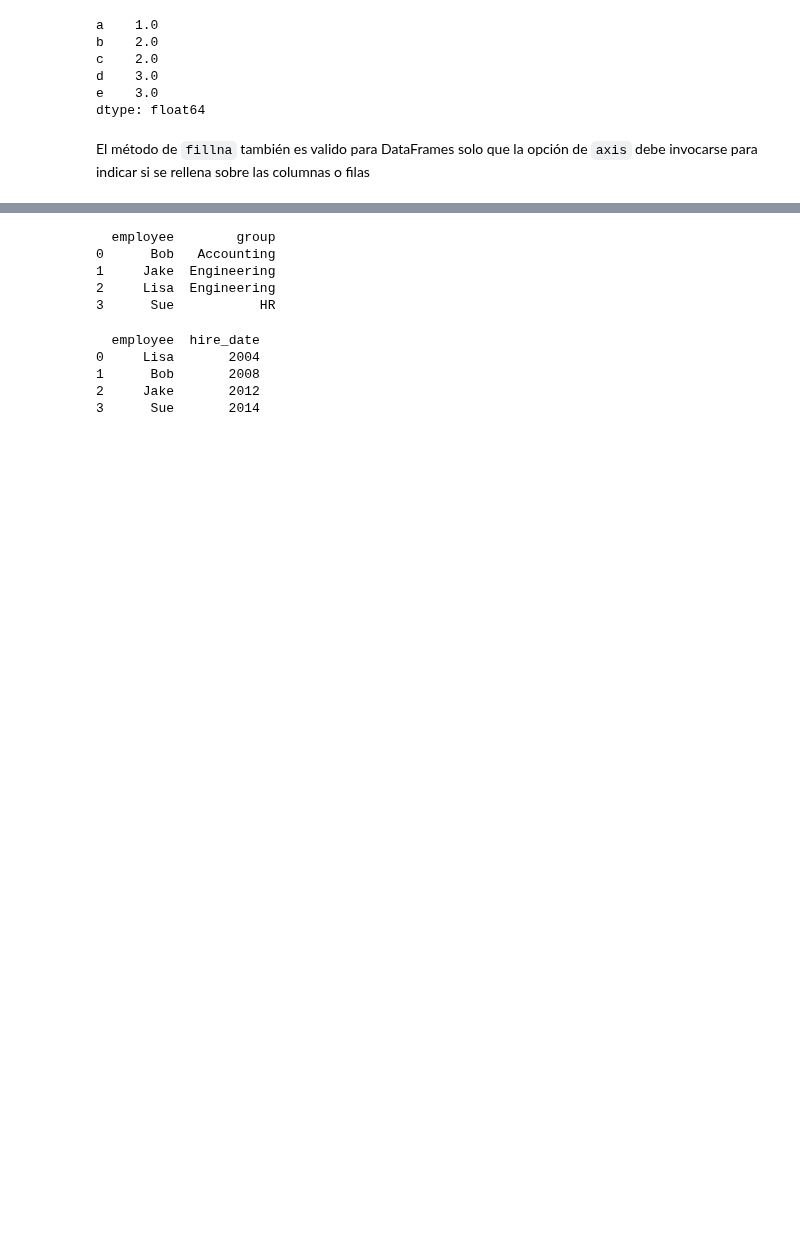
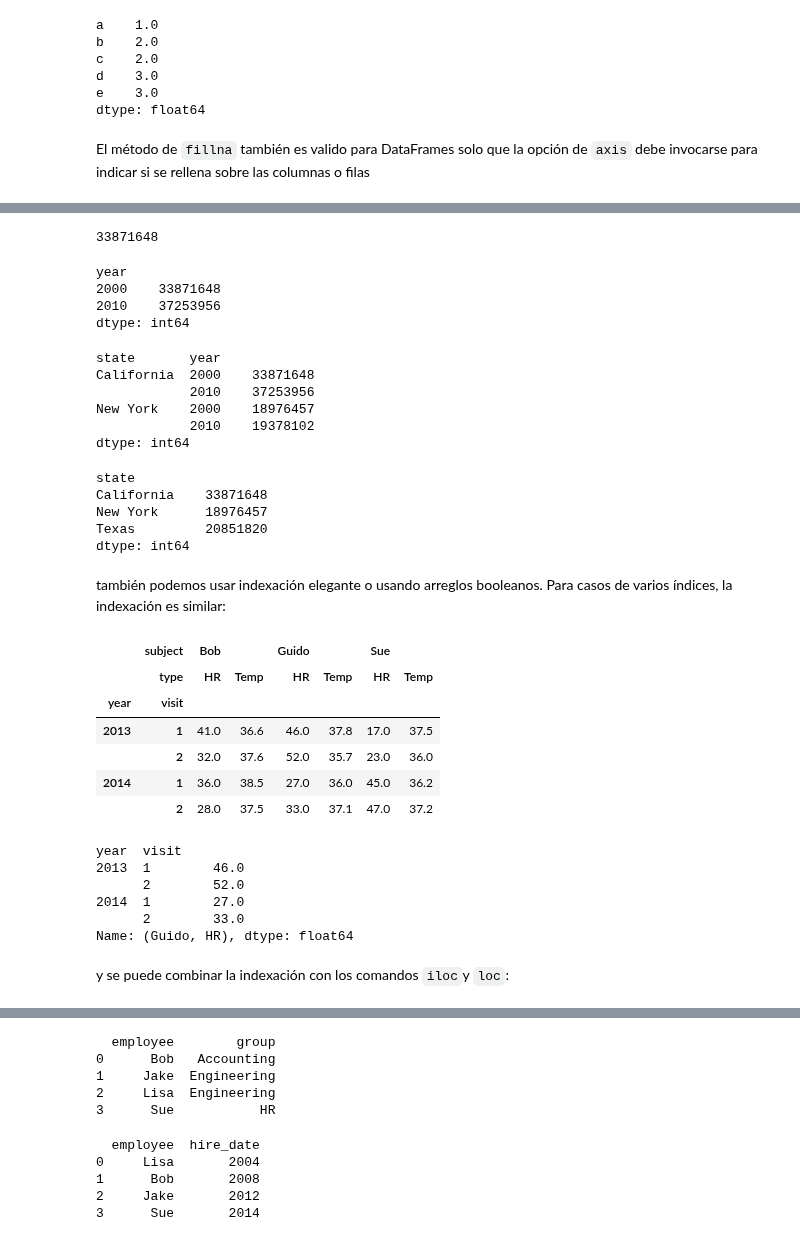
Before and after one commit to luisbarboza27/Notebooks_CA0502, a Jupyter notebook: Semana_4.ipynb, the cells around one changed output, grey strips where cells are left out. Cells and saved outputs as stored; diff of their text form; code cells hidden in the pictures; blank space fills up the shorter version.

```diff
--- a/Semana_4.ipynb
+++ b/Semana_4.ipynb
@@ -838,0 +1052,51 @@ El método de `fillna` también es valido para DataFrames solo que la opción de
+# %%
+pop['California', 2000]
+# %% [output]
+33871648
+# %%
+pop['California']
+# %% [output]
+year
+2000    33871648
+2010    37253956
+dtype: int64
+# %%
+pop['California':'New York']
+# %% [output]
+state       year
+California  2000    33871648
+            2010    37253956
+New York    2000    18976457
+            2010    19378102
+dtype: int64
+# %%
+pop[:,2000]
+# %% [output]
+state
+California    33871648
+New York      18976457
+Texas         20851820
+dtype: int64
+# %% [markdown]
+también podemos usar indexación elegante o usando arreglos booleanos. Para casos de varios índices, la indexación es similar:
+# %%
+health_data
+# %% [output]
+|  | subject | Bob |  | Guido |  | Sue |  |
+|  | type | HR | Temp | HR | Temp | HR | Temp |
+| year | visit |  |  |  |  |  |  |
+| 2013 | 1 | 41.0 | 36.6 | 46.0 | 37.8 | 17.0 | 37.5 |
+|  | 2 | 32.0 | 37.6 | 52.0 | 35.7 | 23.0 | 36.0 |
+| 2014 | 1 | 36.0 | 38.5 | 27.0 | 36.0 | 45.0 | 36.2 |
+|  | 2 | 28.0 | 37.5 | 33.0 | 37.1 | 47.0 | 37.2 |
+# %%
+health_data['Guido', 'HR']
+# %% [output]
+year  visit
+2013  1        46.0
+      2        52.0
+2014  1        27.0
+      2        33.0
+Name: (Guido, HR), dtype: float64
+# %% [markdown]
+y se puede combinar la indexación con los comandos `iloc`y `loc`:
```
Also changed, not shown: parts of 66 cells of this notebook.
